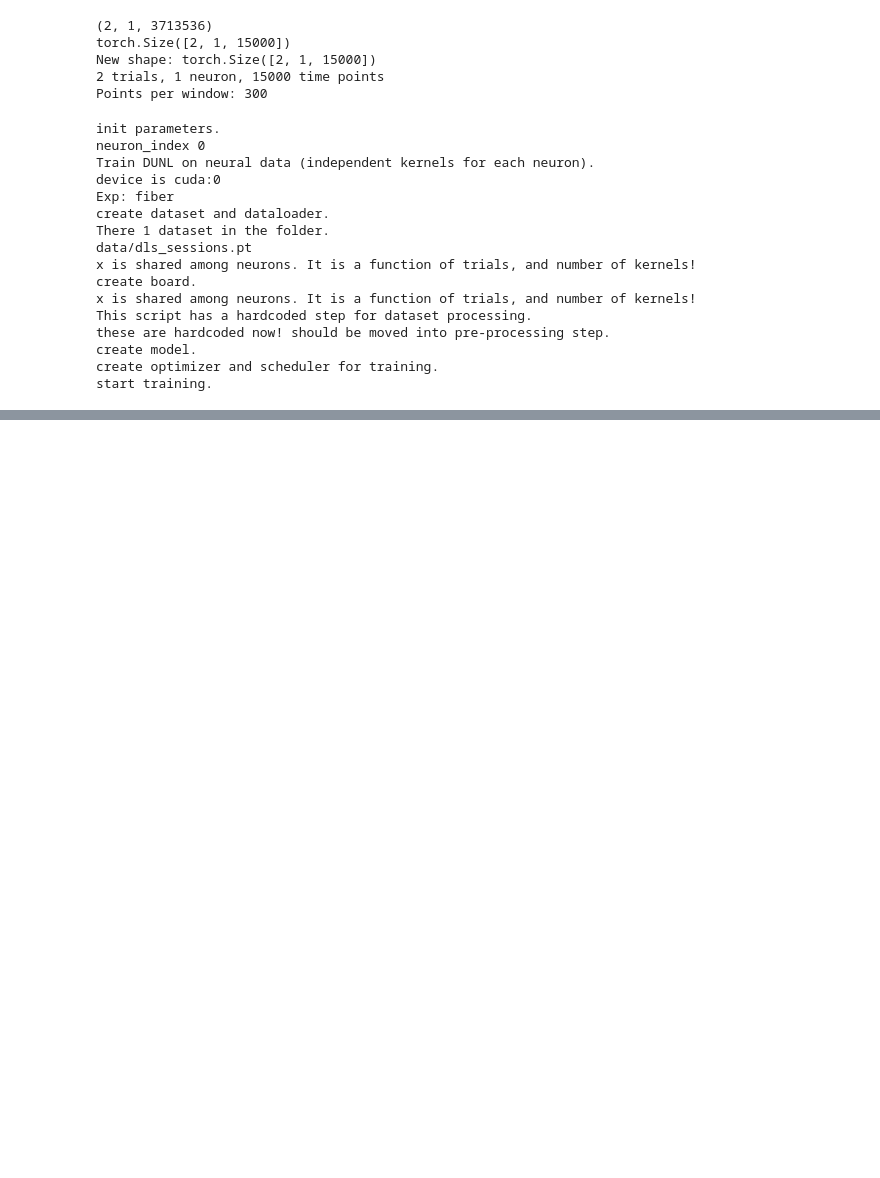
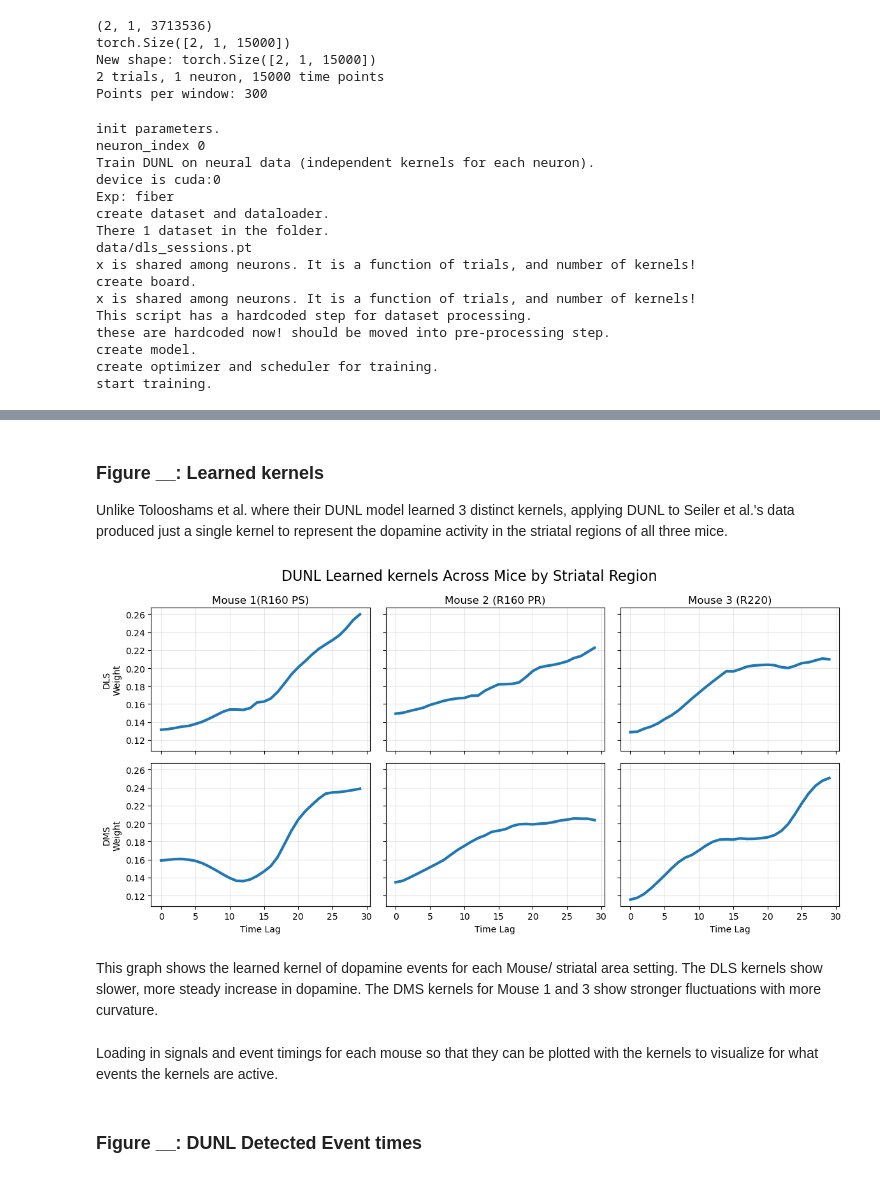
Before and after one commit to esmcclung/BIPN_162_Final, a Jupyter notebook: Dandi_set_197.ipynb, the cells around one changed output, grey strips where cells are left out. Cells and saved outputs as stored; diff of their text form; code cells hidden in the pictures; blank space fills up the shorter version.

Commit message:
dunl finished training and kernel viz

```diff
--- a/Dandi_set_197.ipynb
+++ b/Dandi_set_197.ipynb
@@ -626,0 +710,10 @@ start training.
+# %%
+##load in the kernels from each DUNL analysis
+modeldirectory = "971_dunl_results/z_sara_bahareh_final"
+Dmodels = []
+for i in range (1,7):
+    path = f"{modeldirectory}/results {i}/model/model_final.pt"
+    model = torch.load(path)
+    Dmodels.append(model)
+print(len(Dmodels))
+#the results from dunl run 1 are stored in Dmodels[0], from run 2 are in Dmodels[1], etc.
@@ -626,0 +727,6 @@ start training.
+# %%
+#extract learned kernels from each models
+Dmodelskernels = [m.state_dict()['H'].detach().cpu().numpy() for m in Dmodels]
+print(len(Dmodelskernels)) #a list containing 6 (1,1,30) tensors
+for model in Dmodelskernels:
+    print(model.shape)
@@ -626,0 +741,53 @@ start training.
+# %% [markdown]
+### Figure __: Learned kernels
+Unlike Tolooshams et al. where their DUNL model learned 3 distinct kernels, applying DUNL to Seiler et al.'s data produced just a single kernel to represent the dopamine activity in the striatal regions of all three mice.
+# %%
+# Dmodelskernels = [m.state_dict()['H'].detach().cpu().numpy() for m in Dmodels]
+import matplotlib.pyplot as plt
+import numpy as np
+
+fig, axes = plt.subplots(2,3, figsize=(12,6), sharex=True, sharey=True)
+axes = axes.flatten()
+
+#specify order so that all DMS runs will be top row, all DLS runs will be bottom row,
+#and each column will correspond to the same mouse
+order = [0, 3, 1, 4, 2, 5]
+for i, H in enumerate(Dmodelskernels):
+
+    ax = axes[order[i]]
+
+    # H shape = (1,1,30)
+    kernel = H.squeeze()   # -> (30,)
+
+    x = np.arange(len(kernel))
+
+    ax.plot(x, kernel, linewidth=3)
+
+    #set x axis
+    for i in [3,4,5]:
+        axes[i].set_xlabel("Time Lag")
+    #set y axis
+    axes[0].set_ylabel("DLS\nWeight")
+    axes[3].set_ylabel("DMS\nWeight")
+
+    ax.grid(alpha=0.3)
+
+    axes[0].set_title("Mouse 1(R160 PS)")
+    axes[1].set_title("Mouse 2 (R160 PR)")
+    axes[2].set_title("Mouse 3 (R220)")
+    axes[3].set_title("")
+    axes[4].set_title("")
+    axes[5].set_title("")
+
+fig.suptitle("DUNL Learned kernels Across Mice by Striatal Region", fontsize = 16)
+plt.tight_layout()
+plt.show()
+# %% [output]
+[figure, added]
+# %% [markdown]
+This graph shows the learned kernel of dopamine events for each Mouse/ striatal area setting.
+The DLS kernels show slower, more steady increase in dopamine. The DMS kernels for Mouse 1 and 3 show stronger fluctuations with more curvature.
+# %% [markdown]
+Loading in signals and event timings for each mouse so that they can be plotted with the kernels to visualize for what events the kernels are active.
+# %% [markdown]
+### Figure __: DUNL Detected Event times
```
Also changed, not shown: parts of 21 cells of this notebook, 1 other file.
